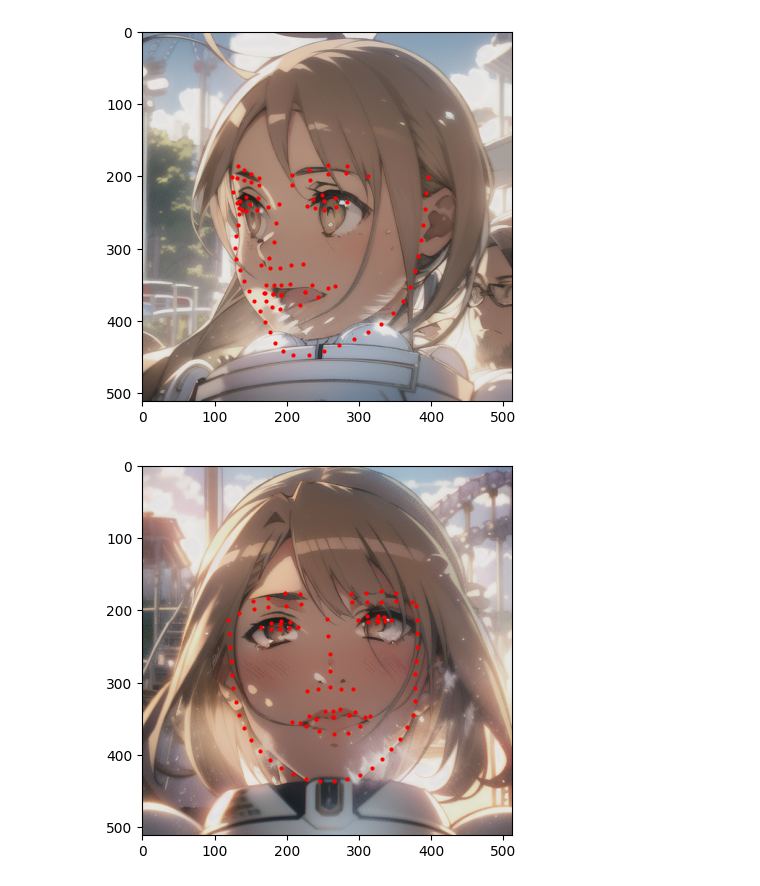
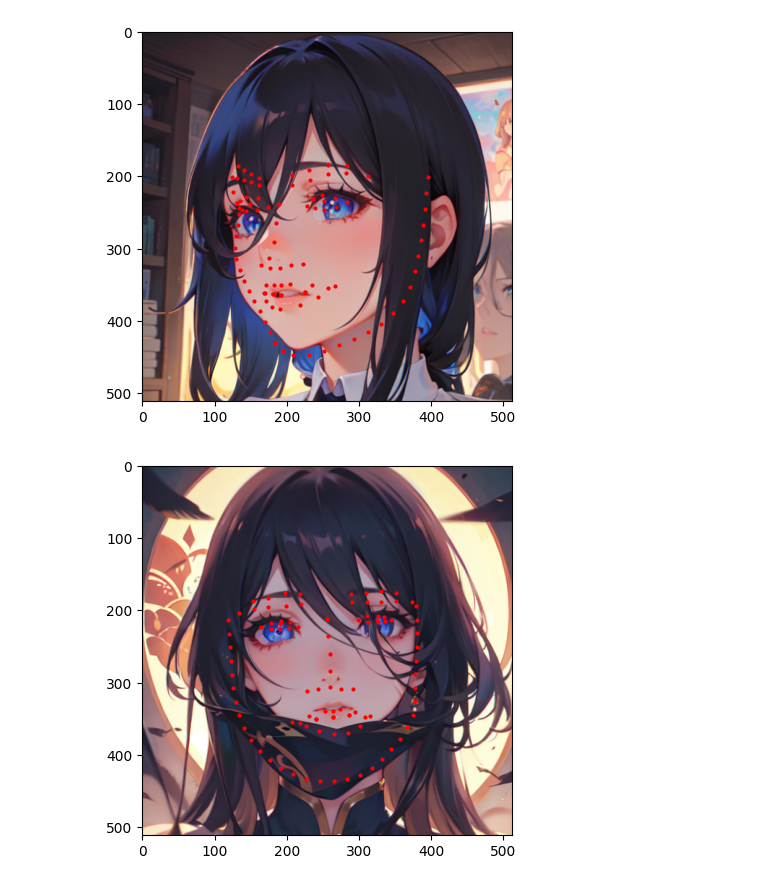
Before and after one commit to waratake2000/NeuralAnimeFaceLineGuider, a Jupyter notebook: source/stable_diffusion_api/all_script_dataset.ipynb, the cells around one changed output. Cells and saved outputs as stored; diff of their text form; code cells hidden in the pictures.

```diff
--- a/source/stable_diffusion_api/all_script_dataset.ipynb
+++ b/source/stable_diffusion_api/all_script_dataset.ipynb
@@ -83,8 +83,14 @@ for image_num in range(0,5):
     # print(x_np[0:10])
     # print(y_np[0:10])
 
+    # prompts = [
+    #     "1girl, low ponytail, no wind, messy hair, best brown girl hair, outdoors, white shorts, amusement park,casualty, depth of field, best quality, aesthetic, detailed, best quality, anime screencap, aesthetic, volumetric lighting, created by Artgerm, photography, masterpiece, clean face, realistic, beautiful, view from below",
+    #     "1girl,female, women,face, stone age technology, ice age, cosmic night sky, blue eyes",
+    #     "asterpeace,best quality,highres,1girl,solo,blonde hair,maid,blue eyes,side ponytail,hair scrunchie,hair ornament,blue scrunchie,maid headdress,hair between eyes,long sleeves,bangs,black dress,sidelocks,maid apron,hands behind your back,indoors",
+    #     "complex 3d render ultra detailed of a beautiful porcelain profile woman android face, cyborg, robotic parts, 150 mm, beautiful studio soft light, rim light, vibrant details, luxurious cyberpunk, lace, hyperrealistic, anatomical, facial muscles, cable electric wires, microchip, elegant, beautiful background, octane render, H. R. Giger style, 8k, best quality, masterpiece, illustration, an extremely delicate and beautiful, extremely detailed ,CG ,unity ,wallpaper, (realistic, photo-realistic:1.37),Amazing, finely detail, masterpiece,best quality,official art, extremely detailed CG unity 8k wallpaper, absurdres, incredibly absurdres"
+    # ]
     prompts = [
-        "1girl, low ponytail, no wind, messy hair, best brown girl hair, outdoors, white shorts, amusement park,casualty, depth of field, best quality, aesthetic, detailed, best quality, anime screencap, aesthetic, volumetric lighting, created by Artgerm, photography, masterpiece, clean face, realistic, beautiful, view from below"
+        "hair, quality, eyes, best, winning, detailed, face,  Masterpiece, Award, Quality, solo, quality,1girl, masterpiece, anime,Anime,(perfect anime illustration)"
     ]
     negative_prompt = "young age, child, blur, poorly drawn face, disfigured, weak colors, extra fingers, (low quality, worst quality:1.3), deformed face"
 
@@ -93,35 +99,35 @@ for image_num in range(0,5):
             input_image=control_image,
             module='openpose_faceonly',
             model='control_v11p_sd15_openpose [cab727d4]',
-            weight=2
+            weight=1.4
         )
 
 
     # fig, ax = plt.subplots(1)
     for num,prompt in enumerate(prompts):
         image_file_name = image_name.split("/")[1].replace(".jpg","")
         r = api.txt2img(
             prompt=prompt,
             negative_prompt=negative_prompt,
             width=512,
             height=512,
             steps=28,
             controlnet_units=[unit1]
         )
 
         fig,ax = plt.subplots(1)
         ax.imshow(r.image)
         plt.plot(x_np, y_np, 'o',color='red',markersize=2)
         plt.show()
         # r.image.save(f"{image_save_path}/{image_file_name}_{num}.jpg")
 
         #アノテーションデータをcsvファイルに保存する
         # annotation_data_csv = [val for pair in zip(genimage_keypoints_x, genimage_keypoints_y) for val in pair]
         # annotation_data_csv.insert(0,f"{image_file_name}_{num}.jpg")
 
         # with open(f"{annotation_save_path}/annotations.csv","a") as f:
         #     writer = csv.writer(f)
         #     writer.writerow(annotation_data_csv)
 # %% [output]
-[figure, old version]
+[figure, new version]
-[figure, old version]
+[figure, new version]
```
Also changed, not shown: parts of 2 cells of this notebook.
